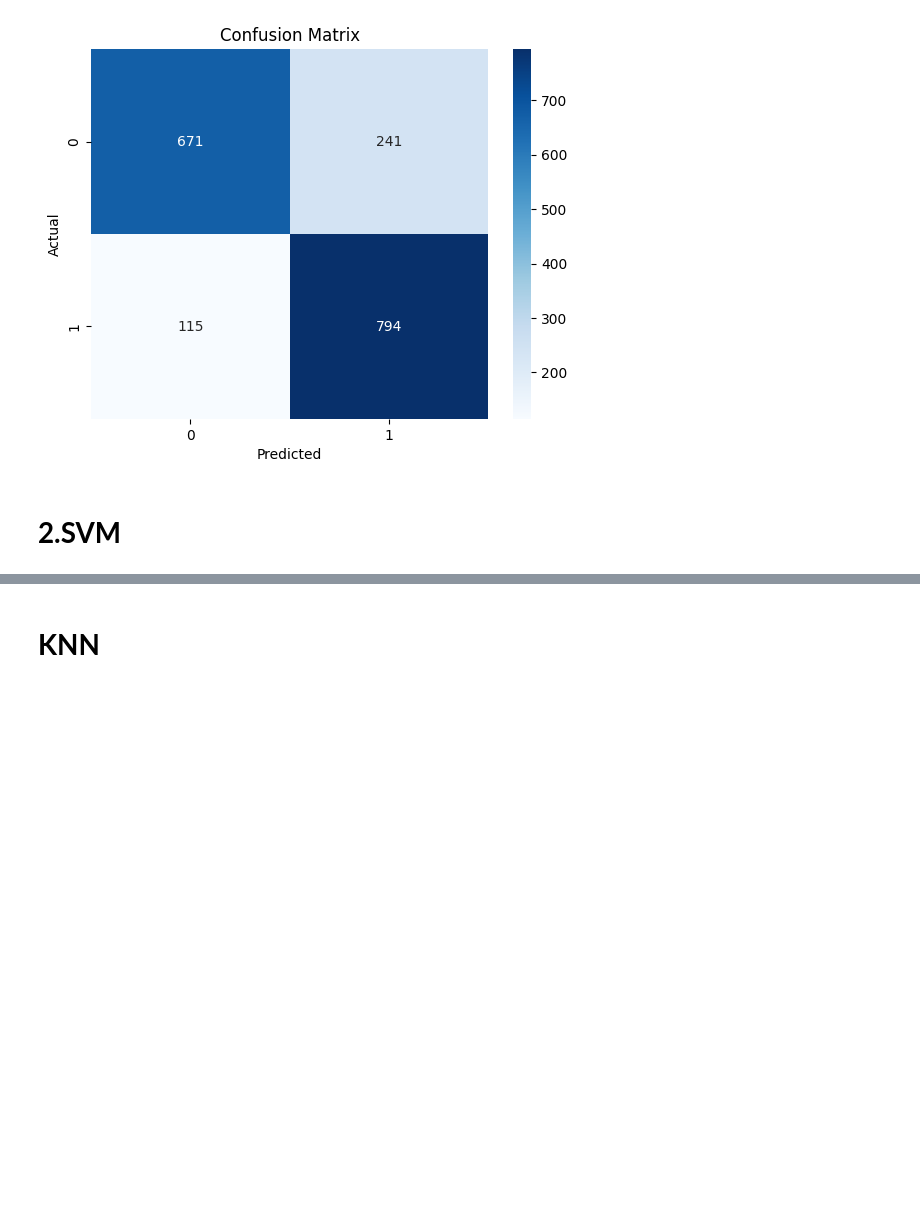
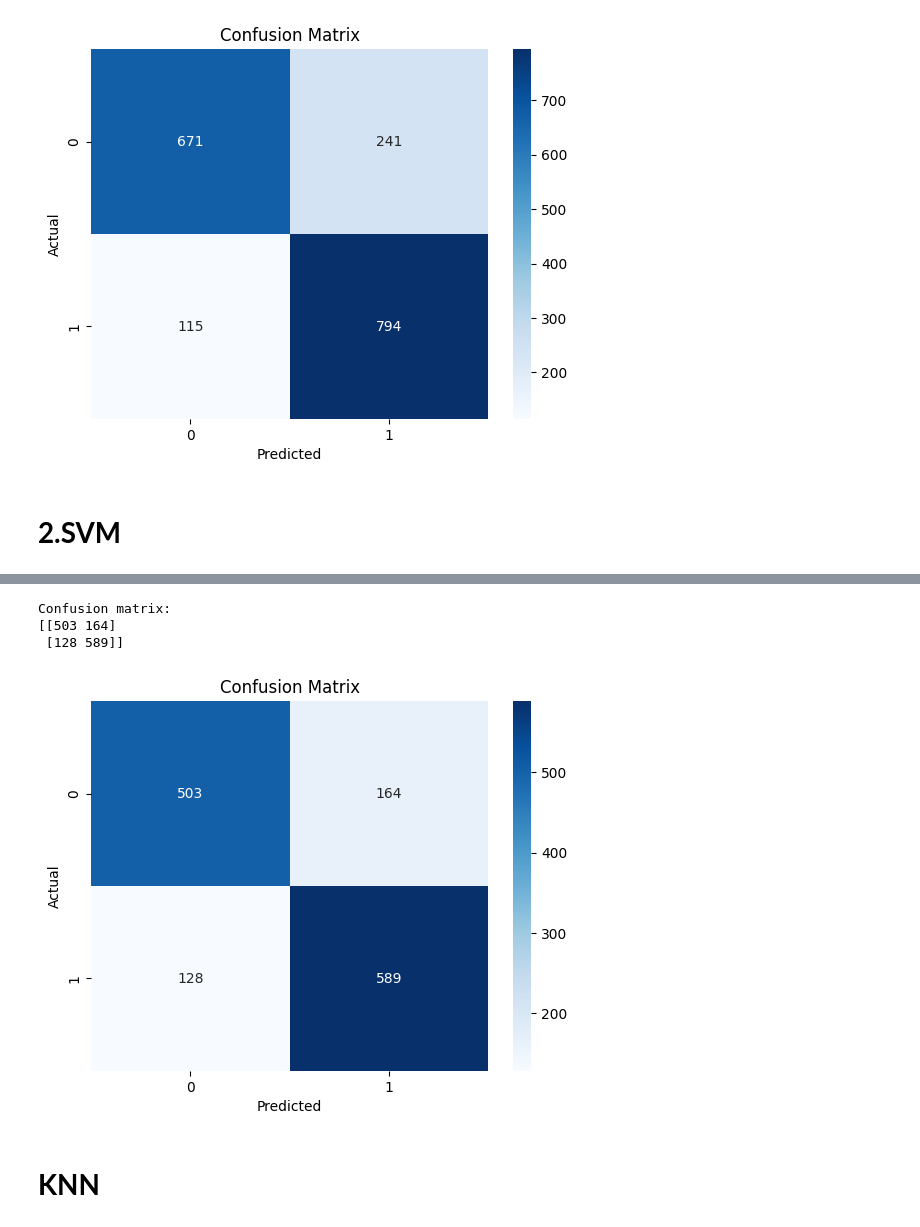
Before and after one commit to Sainithinreddyk/SaiNithinReddy_INFO5731_-Fall2021, a Jupyter notebook: Nithin_Exercise5.ipynb, the cells around one changed output, grey strips where cells are left out. Cells and saved outputs as stored; diff of their text form; code cells hidden in the pictures; blank space fills up the shorter version.

```diff
--- a/Nithin_Exercise5.ipynb
+++ b/Nithin_Exercise5.ipynb
@@ -388,0 +379,11 @@ print("SVM Classification Report:\n", classification_report(y_test, y_pred_svm))
+# %%
+from sklearn import svm
+
+classifier_svm = svm.SVC()
+model_svm = classifier_svm.fit(x_train, y_train)
+svm_predictions_validation_set = classifier_svm.predict(x_valid)
+
+print ("Accuracy of the SVM model on validation set is : ", round(accuracy_score(y_valid, svm_predictions_validation_set)*100),"%")
+print ("Percision of the SVM model on validation set is : ", round(precision_score(y_valid, svm_predictions_validation_set, pos_label='0')*100),"%")
+print ("Recall of the SVM model on validation set is : ", round(recall_score(y_valid, svm_predictions_validation_set, pos_label='0')*100),"%")
+print ("F1 Score of the SVM model on validation set is : ", round(f1_score(y_valid, svm_predictions_validation_set, pos_label='0')*100),"%")
@@ -389,3 +411,26 @@ print("SVM Classification Report:\n", classification_report(y_test, y_pred_svm))
+# %%
+from sklearn.metrics import confusion_matrix
+
+# assuming svm_predictions_validation_set and y_valid are already defined
+confusion_mat = confusion_matrix(y_valid, svm_predictions_validation_set)
+
+print("Confusion matrix: ")
+print(confusion_mat)
+# Plot the confusion matrix
+sns.heatmap(confusion_mat, annot=True, fmt='d', cmap='Blues')
+
+# Set axis labels and title
+plt.xlabel('Predicted')
+plt.ylabel('Actual')
+plt.title('Confusion Matrix')
+
+# Show the plot
+plt.show()
+# %% [output]
+Confusion matrix:
+[[503 164]
+ [128 589]]
+[figure, added]
 # %% [markdown]
 # **KNN**
 # %%
```
Also changed, not shown: parts of 30 cells of this notebook.
